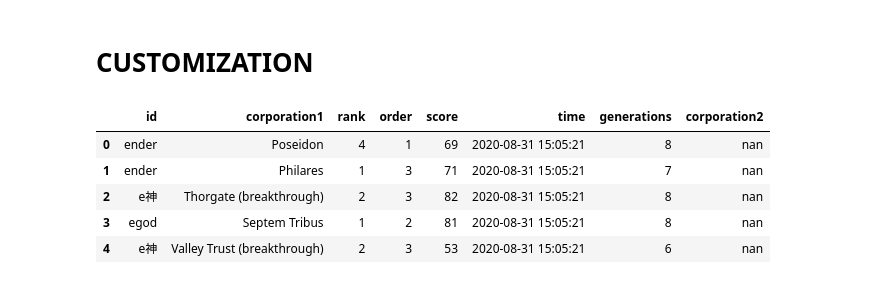
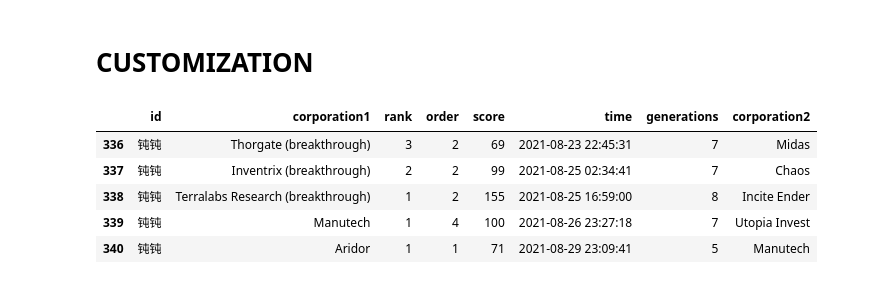
Before and after one commit to Ender-Wiggin2019/tfm-summary, a Jupyter notebook: tfm_data_summary.ipynb, the cells around one changed output. Cells and saved outputs as stored; diff of their text form; code cells hidden in the pictures.

```diff
--- a/tfm_data_summary.ipynb
+++ b/tfm_data_summary.ipynb
@@ -175,15 +175,15 @@ def playerGroup(df,num,player,map_df): #TODO,模糊查找
         except: print(player)
     return player_df
 # %%
-user_df = playerGroup(df4,4,'ender',player_mapping_df)
-user_df.head()
+user_df = playerGroup(df4,4,'钝钝',player_mapping_df)
+user_df.tail()
 # %% [output]
 |  | id | corporation1 | rank | order | score | time | generations | corporation2 |
-| 0 | ender | Poseidon | 4 | 1 | 69 | 2020-08-31 15:05:21 | 8 | nan |
-| 1 | ender | Philares | 1 | 3 | 71 | 2020-08-31 15:05:21 | 7 | nan |
-| 2 | e神 | Thorgate (breakthrough) | 2 | 3 | 82 | 2020-08-31 15:05:21 | 8 | nan |
-| 3 | egod | Septem Tribus | 1 | 2 | 81 | 2020-08-31 15:05:21 | 8 | nan |
-| 4 | e神 | Valley Trust (breakthrough) | 2 | 3 | 53 | 2020-08-31 15:05:21 | 6 | nan |
+| 336 | 钝钝 | Thorgate (breakthrough) | 3 | 2 | 69 | 2021-08-23 22:45:31 | 7 | Midas |
+| 337 | 钝钝 | Inventrix (breakthrough) | 2 | 2 | 99 | 2021-08-25 02:34:41 | 7 | Chaos |
+| 338 | 钝钝 | Terralabs Research (breakthrough) | 1 | 2 | 155 | 2021-08-25 16:59:00 | 8 | Incite Ender |
+| 339 | 钝钝 | Manutech | 1 | 4 | 100 | 2021-08-26 23:27:18 | 7 | Utopia Invest |
+| 340 | 钝钝 | Aridor | 1 | 1 | 71 | 2021-08-29 23:09:41 | 5 | Manutech |
 # %%
 group_by_corp = user_df.groupby(['corporation1']).agg({'id':'count','rank':'mean','score':'mean','generations':'mean'}).sort_values(by=['id'], ascending=False)
 
```
Also changed, not shown: parts of 6 cells of this notebook, 6 other files.
